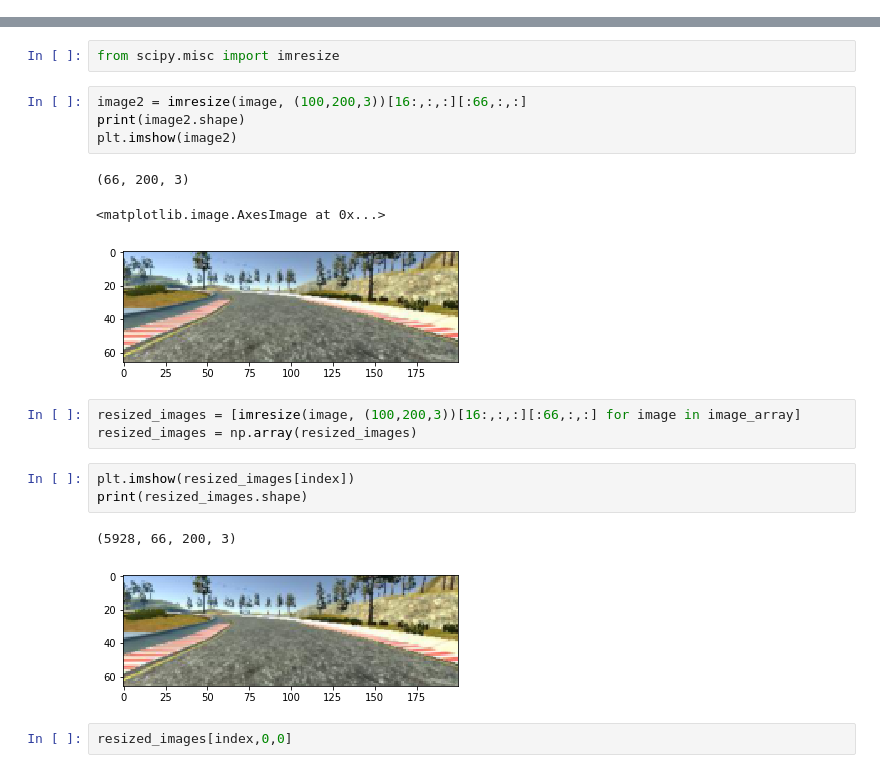
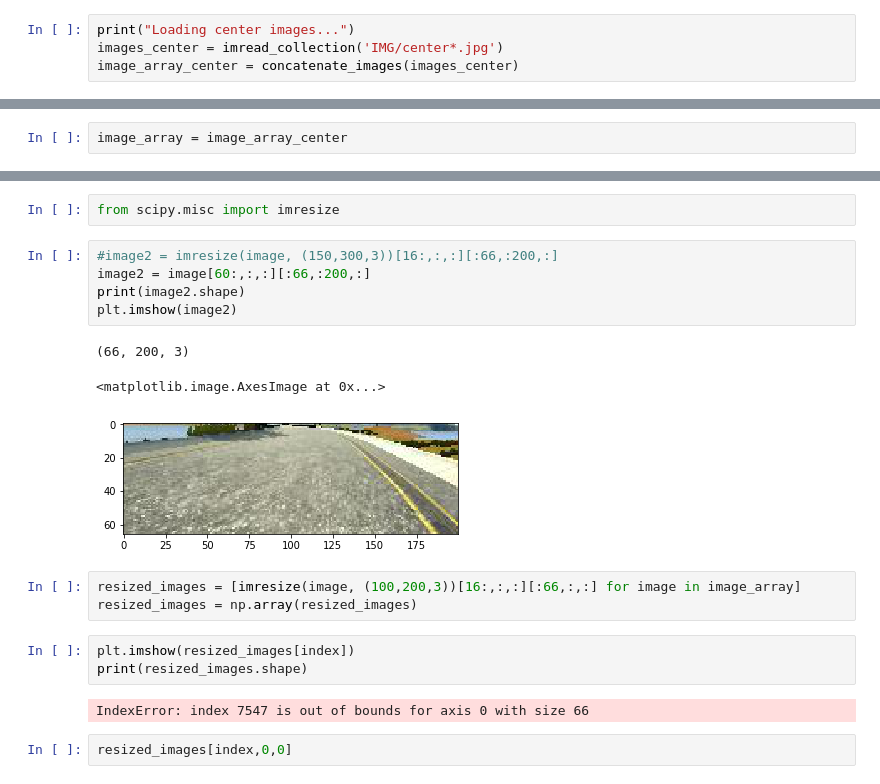
Before and after one commit to asadquraishi/behavioral_cloning_keras_project, a Jupyter notebook: behavioral_cloning_keras_project_image_preprocessing.ipynb, the cells around one changed output, grey strips where cells are left out. Saved outputs shown, nothing was run; the diff lists cells and outputs as text.

```diff
--- a/behavioral_cloning_keras_project_image_preprocessing.ipynb
+++ b/behavioral_cloning_keras_project_image_preprocessing.ipynb
@@ -32,3 +27,7 @@ images_rigth = imread_collection('track1_IMG/right*.jpg')
 image_array_right = concatenate_images(images_rigth)
 print("Finished loading images.")
 image_array = np.concatenate((image_array_center,image_array_left,image_array_right))
+# %%
+print("Loading center images...")
+images_center = imread_collection('IMG/center*.jpg')
+image_array_center = concatenate_images(images_center)
@@ -35,3 +36,5 @@ image_array = np.concatenate((image_array_center,image_array_left,image_array_ri
+# %%
+image_array = image_array_center
 # %%
 int(len(image_array)/3)
 for i in range(0,len(image_array),int(len(image_array)/3)):
@@ -107,13 +111,14 @@ Don't need as many features which will overly complexify the training
 # %%
 from scipy.misc import imresize
 # %%
-image2 = imresize(image, (100,200,3))[16:,:,:][:66,:,:]
+#image2 = imresize(image, (150,300,3))[16:,:,:][:66,:200,:]
+image2 = image[60:,:,:][:66,:200,:]
 print(image2.shape)
 plt.imshow(image2)
 # %% [output]
 (66, 200, 3)
 <matplotlib.image.AxesImage at 0x...>
-[figure, old version]
+[figure, new version]
 # %%
 resized_images = [imresize(image, (100,200,3))[16:,:,:][:66,:,:] for image in image_array]
 resized_images = np.array(resized_images)
@@ -121,8 +126,7 @@ resized_images = np.array(resized_images)
 plt.imshow(resized_images[index])
 print(resized_images.shape)
 # %% [output]
-(5928, 66, 200, 3)
+IndexError: index 7547 is out of bounds for axis 0 with size 66
-[figure, removed]
 # %%
 resized_images[index,0,0]
 # %% [output]
```
Also changed, not shown: parts of 6 cells of this notebook.
